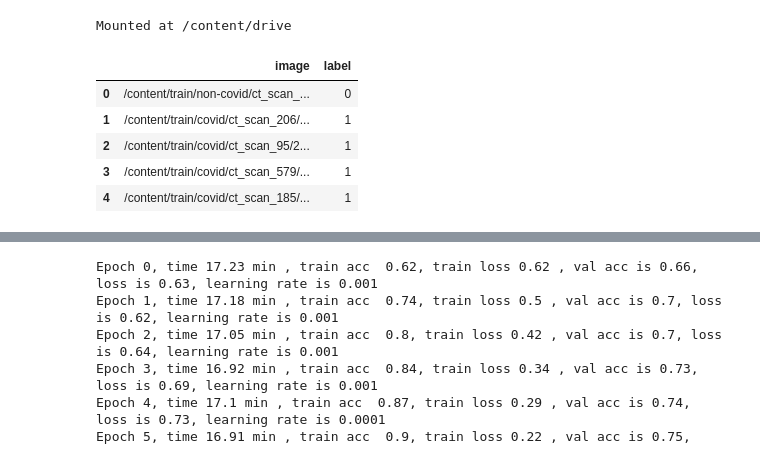
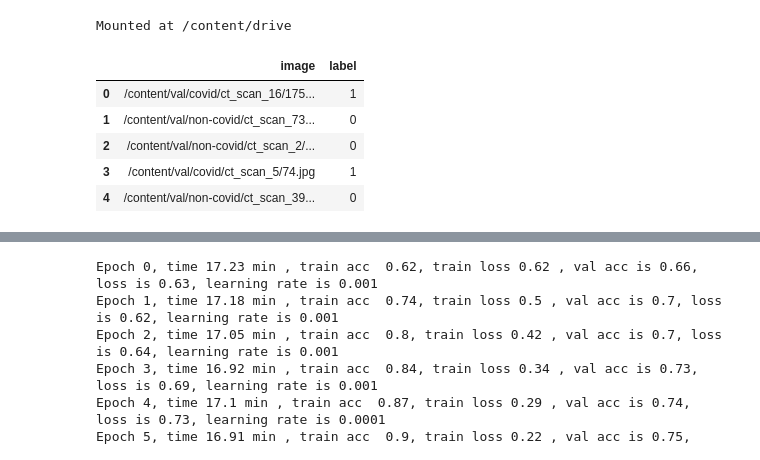
Before and after one commit to talhaanwarch/mia-covid19, a Jupyter notebook: lightnet.ipynb, the cells around one changed output, grey strips where cells are left out. Cells and saved outputs as stored; diff of their text form; code cells hidden in the pictures.

```diff
--- a/lightnet.ipynb
+++ b/lightnet.ipynb
@@ -75,14 +75,15 @@ import cv2
 # %%
 train_df=pd.read_csv('/content/drive/MyDrive/covid/train_df.csv')
 val_df=pd.read_csv('/content/drive/MyDrive/covid/val_df.csv')
-train_df.head()
+test_df=pd.read_csv('/content/drive/MyDrive/covid/test_df.csv')
+test_df.head()
 # %% [output]
 |  | image | label |
-| 0 | /content/train/non-covid/ct_scan_... | 0 |
-| 1 | /content/train/covid/ct_scan_206/... | 1 |
-| 2 | /content/train/covid/ct_scan_95/2... | 1 |
-| 3 | /content/train/covid/ct_scan_579/... | 1 |
-| 4 | /content/train/covid/ct_scan_185/... | 1 |
+| 0 | /content/val/covid/ct_scan_16/175... | 1 |
+| 1 | /content/val/non-covid/ct_scan_73... | 0 |
+| 2 | /content/val/non-covid/ct_scan_2/... | 0 |
+| 3 | /content/val/covid/ct_scan_5/74.jpg | 1 |
+| 4 | /content/val/non-covid/ct_scan_39... | 0 |
 # %%
 import torch
 from torchvision import transforms
```
Also changed, not shown: parts of 9 cells of this notebook.
